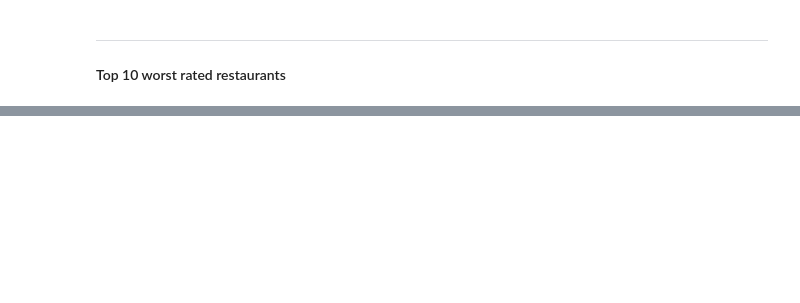
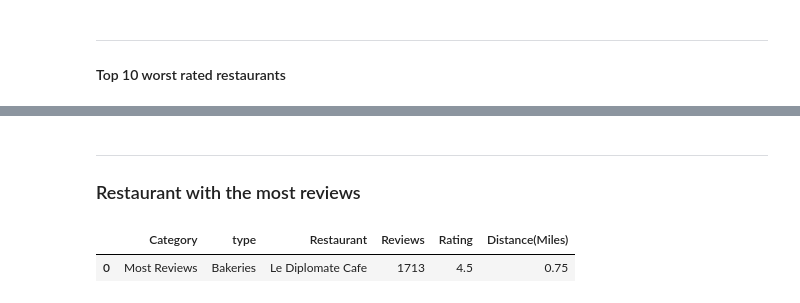
Before and after one commit to 95brianahn/Project-One-T1, a Jupyter notebook: UCI Eats - Team One.ipynb, the cells around one changed output, grey strips where cells are left out. Cells and saved outputs as stored; diff of their text form; code cells hidden in the pictures; blank space fills up the shorter version.

```diff
--- a/UCI Eats - Team One.ipynb
+++ b/UCI Eats - Team One.ipynb
@@ -1562,0 +1593,18 @@ plt.show()
+# %% [markdown]
+---
+### Restaurant with the most reviews
+# %%
+#get the most reviews, reorganize and rename columns
+single_rest_most_reviews = restaurant_df.copy()
+single_rest_most_reviews = pd.DataFrame(single_rest_most_reviews.loc[single_rest_most_reviews["review count"]==single_rest_most_reviews["review count"].max()])
+single_rest_most_reviews["category"]="Most Reviews"
+single_rest_most_reviews = single_rest_most_reviews[["category","type","name","review count","review rating","distance miles"]]
+single_rest_most_reviews = single_rest_most_reviews.rename(columns={"category":"Category","name":"Restaurant"
+                                                                    ,"review count":"Reviews"
+                                                                   ,"review rating":"Rating"
+                                                                    ,"distance miles":"Distance(Miles)"})
+single_rest_most_reviews = single_rest_most_reviews.reset_index(drop=True)
+single_rest_most_reviews
+# %% [output]
+|  | Category | type | Restaurant | Reviews | Rating | Distance(Miles) |
+| 0 | Most Reviews | Bakeries | Le Diplomate Cafe | 1713 | 4.5 | 0.75 |
```
Also changed, not shown: parts of 37 cells of this notebook.
